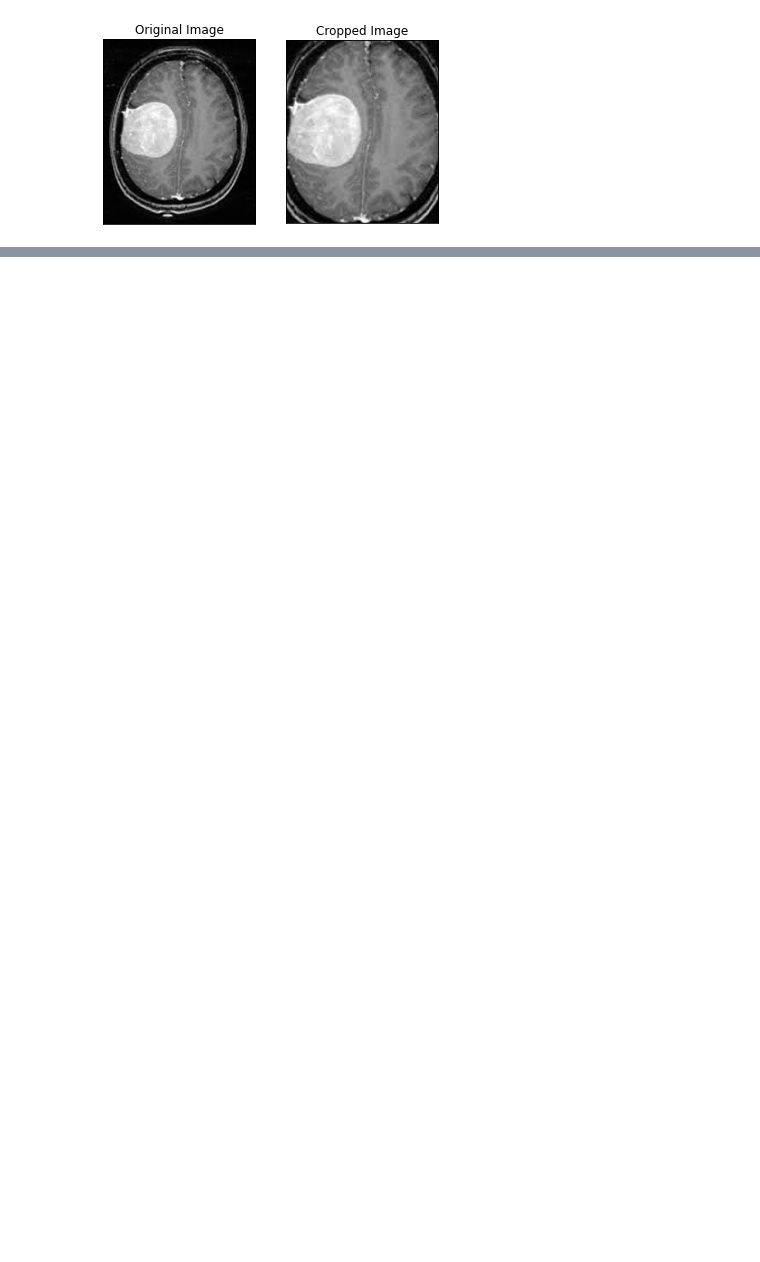
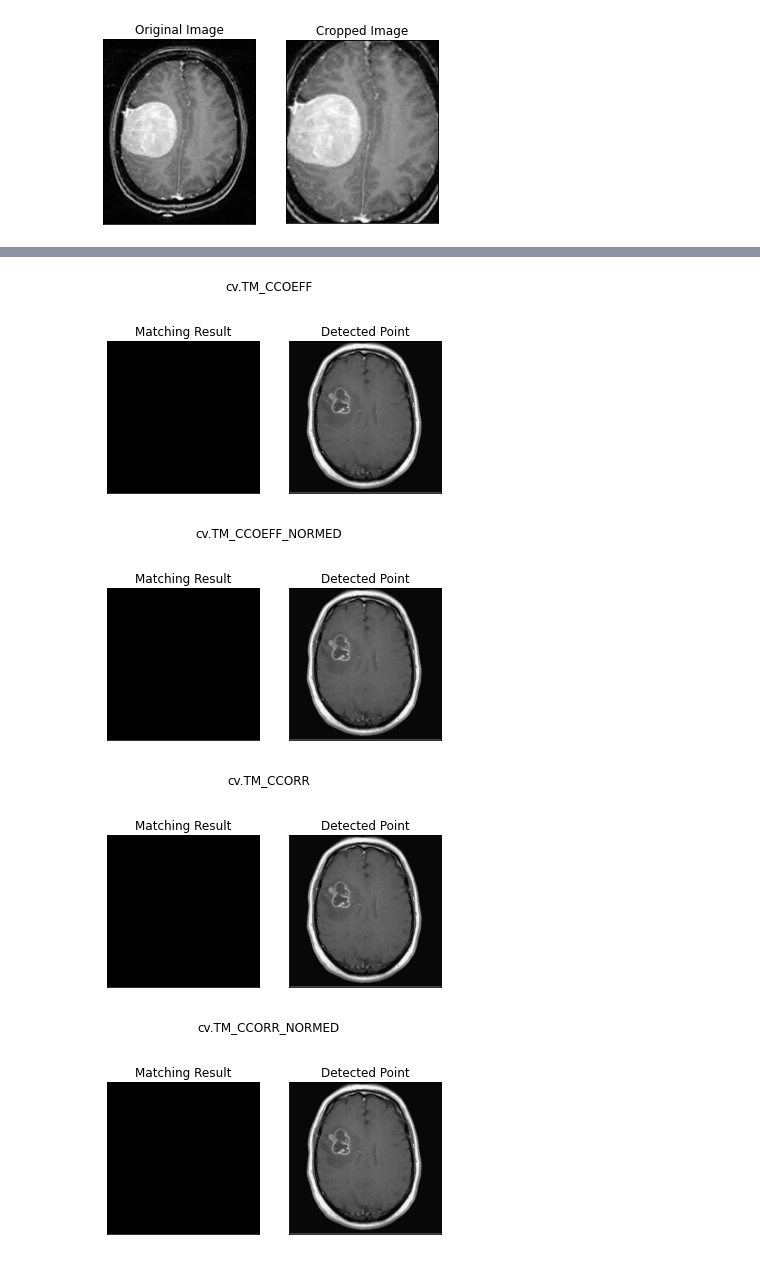
Before and after one commit to brilliandyzufar/PCVK_Genap_2022, a Jupyter notebook: Project.ipynb, the cells around one changed output, grey strips where cells are left out. Saved outputs shown, nothing was run; the diff lists cells and outputs as text; code cells hidden in the pictures; blank space fills up the shorter version.

```diff
--- a/Project.ipynb
+++ b/Project.ipynb
@@ -183,0 +273,36 @@ plot_sample_images(X, y)
+# %%
+img_path = ()
+import cv2 as cv
+import numpy as np
+from matplotlib import pyplot as plt
+img = cv.imread('/content/drive/MyDrive/PVCK/Brain Tumor/Y27.jpg',0)
+img2 = img.copy()
+template = cv.imread('/content/drive/MyDrive/PVCK/Brain Tumor/Y27.jpg',0)
+w, h = template.shape[::-1]
+
+methods = ['cv.TM_CCOEFF', 'cv.TM_CCOEFF_NORMED', 'cv.TM_CCORR',
+            'cv.TM_CCORR_NORMED', 'cv.TM_SQDIFF', 'cv.TM_SQDIFF_NORMED']
+for meth in methods:
+    img = img2.copy()
+    method = eval(meth)
+
+    res = cv.matchTemplate(img,template,method)
+    min_val, max_val, min_loc, max_loc = cv.minMaxLoc(res)
+
+    if method in [cv.TM_SQDIFF, cv.TM_SQDIFF_NORMED]:
+        top_left = min_loc
+    else:
+        top_left = max_loc
+    bottom_right = (top_left[1] + w, top_left[0] + h)
+    cv.rectangle(img,top_left, bottom_right, 255, 2)
+    plt.subplot(121),plt.imshow(res,cmap = 'gray')
+    plt.title('Matching Result'), plt.xticks([]), plt.yticks([])
+    plt.subplot(122),plt.imshow(img,cmap = 'gray')
+    plt.title('Detected Point'), plt.xticks([]), plt.yticks([])
+    plt.suptitle(meth)
+    plt.show()
+# %% [output]
+[figure, added]
+[figure, added]
+[figure, added]
+[figure, added]
```
Also changed, not shown: parts of 9 cells of this notebook.
